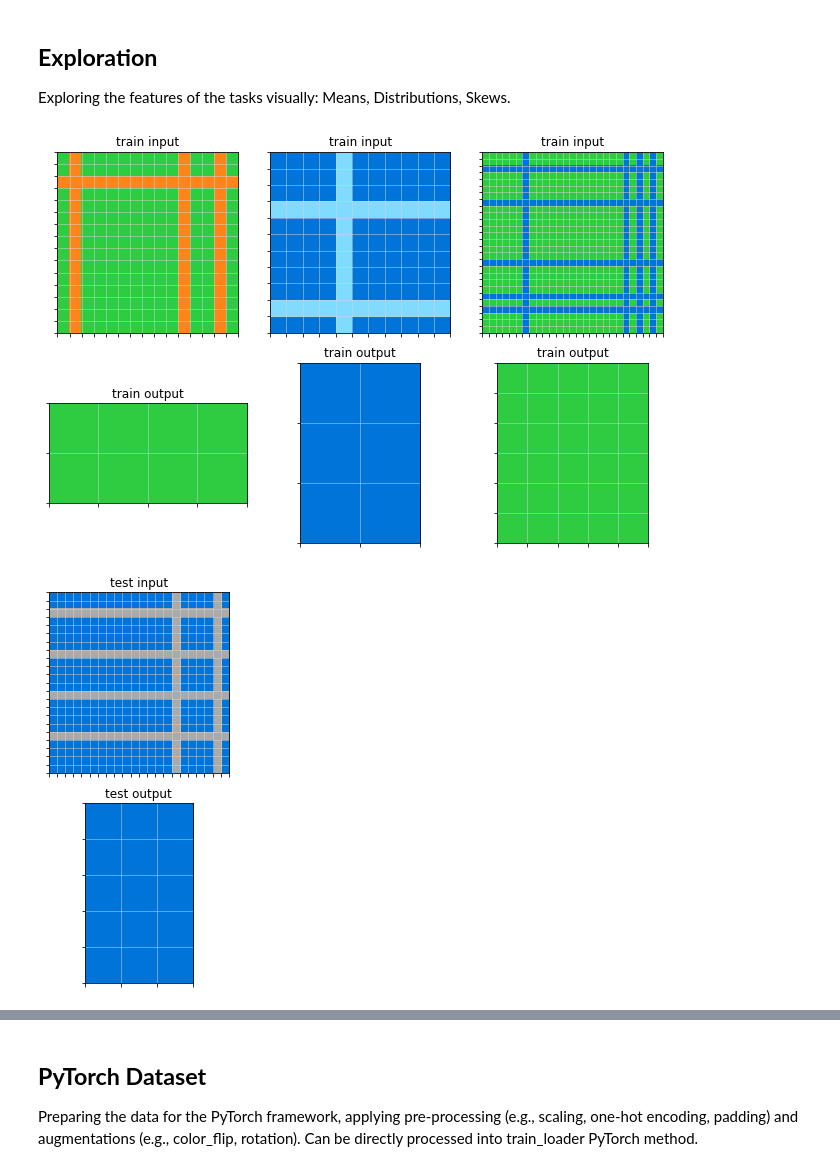
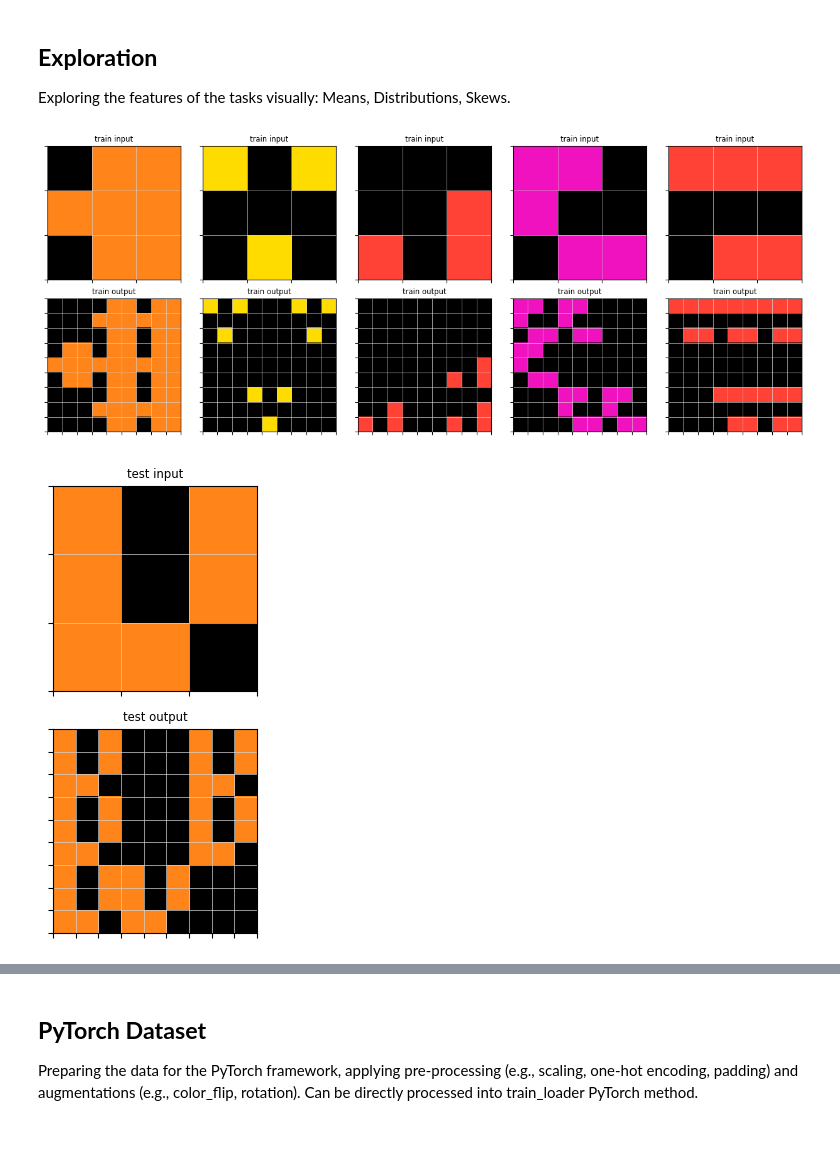
Before and after one commit to foger3/ARC_DeepLearning, a Jupyter notebook: model/ARC_DL.ipynb, the cells around one changed output, grey strips where cells are left out. Cells and saved outputs as stored; diff of their text form; code cells hidden in the pictures; blank space fills up the shorter version.

```diff
--- a/model/ARC_DL.ipynb
+++ b/model/ARC_DL.ipynb
@@ -47,13 +48,13 @@ Mounted at /content/drive
 
 Various helper functions, assisting with plotting, padding, scaling, one-hot encoding, and augmentation of tasks.
 # %%
-def plot_one(task, ax, i, train_or_test, input_or_output='reconstruction'):
+def plot_one(task, ax, i, train_or_test, input_or_output='example'):
     cmap = colors.ListedColormap(
     ['#000000', '#0074D9','#FF4136','#2ECC40','#FFDC00',
      '#AAAAAA', '#F012BE', '#FF851B', '#7FDBFF', '#870C25'])
     norm = colors.Normalize(vmin=0, vmax=9)
 
-    if input_or_output == 'reconstruction':
+    if input_or_output == 'example':
         input_matrix = task
     elif input_or_output == 'prediction':
         input_matrix = test_predictions[i]
@@ -66,14 +67,14 @@ def plot_one(task, ax, i, train_or_test, input_or_output='reconstruction'):
     ax.set_xticks([x-0.5 for x in range(1+len(input_matrix[0]))])
     ax.set_xticklabels([])
     ax.set_yticklabels([])
-    ax.set_title(train_or_test + ' ' + input_or_output)
+    ax.set_title(train_or_test + ' ' + input_or_output, size='small')
 
 # For single ARC matrices use the following for plotting:
 # plot_one(X, ax=None, i=None, train_or_test='anything', input_or_output='single')
 
 def plot_task(task, idx):
     num_train = len(task['train'])
-    fig, axs = plt.subplots(2, num_train, figsize=(3*num_train,3*2))
+    fig, axs = plt.subplots(2, num_train, figsize=(2.5*num_train,2.5*2))
     for i in range(num_train):
         plot_one(task, axs[0,i], i, 'train', 'input')
         plot_one(task, axs[1,i], i, 'train', 'output')
@@ -82,7 +83,7 @@ def plot_task(task, idx):
 
     num_test = len(task['test'])
     num_outp = len(task['test'][0])
-    fig, axs = plt.subplots(2, num_test, figsize=(3*num_test,3*2))
+    fig, axs = plt.subplots(2, num_test, figsize=(2.5*num_test,2.5*2))
     if num_test == 1:
         plot_one(task, axs[0], 0, 'test', 'input')
         if num_outp > 1:
@@ -112,13 +113,13 @@ def plot_pix_acc(X_inp, X_out):
     per_diff = [x / 900 for x in raw_diff]
     m = np.mean(per_diff)
 
-    fig, ax = plt.subplots(figsize=(15,7))
+    fig, ax = plt.subplots(figsize=(11,5))
     plt.plot(per_diff, color='steelblue', marker='.', linewidth=0)
     plt.axhline(m, xmax = len(per_diff), color='firebrick')
-    plt.title(f'Accuracy of Task Reconstruction (Tasks:{len(per_diff)})', size='large')
+    plt.title(f'Accuracy of Task Reconstruction (Tasks:{len(per_diff)})', size='medium')
     plt.xlabel('Case')
     plt.ylabel('Correct Pixel (%)')
-    plt.text(len(per_diff)/2, m+0.01, f'{m.round(2)*100}%', size='large', weight='bold')
+    plt.text(len(per_diff)/2, m+0.01, f'{m.round(2)*100}%', size='medium', weight='bold')
     plt.gca().yaxis.set_major_formatter(mtick.PercentFormatter(xmax=max([1])))
     plt.margins(x=0.01)
     plt.show()
@@ -134,10 +135,10 @@ def plot_pix_heatmap(X_inp, X_out):
 
     pix_sum = np.sum(pix_diff, axis=0)
 
-    fig, ax = plt.subplots(figsize=(7,7))
+    fig, ax = plt.subplots(figsize=(5,5))
     heatmap = sns.heatmap(pix_sum, cmap='inferno_r', square=True) # oder viridis_r
-    plt.title('Accuracy of Individual Pixel Reconstruction', size='large', y=1.04)
-    plt.text(0.2, 32, f'Number of 100% Correct Pixels: {np.count_nonzero((pix_sum == len(X_inp)))}', size='large')
+    plt.title('Accuracy of Individual Pixel Reconstruction', size='medium', y=1.04)
+    plt.text(0.2, 32, f'Number of 100% Correct Pixels: {np.count_nonzero((pix_sum == len(X_inp)))}', size='medium')
     plt.axis('off')
     plt.show()
 # %%
@@ -386,10 +387,10 @@ Exploring the features of the tasks visually: Means, Distributions, Skews.
 # %%
 matrices = get_all_matrix(X_test)
 
-plot_ARC(20, path = "training")
+plot_ARC(0, path = "training")
 # %% [output]
-[figure, old version]
+[figure, new version]
-[figure, old version]
+[figure, new version]
 # %%
 means = [np.mean(matrix) for matrix in matrices]
 fig = ff.create_distplot([means], group_labels=["Means"], colors=["green"])
```
Also changed, not shown: parts of 12 cells of this notebook.
